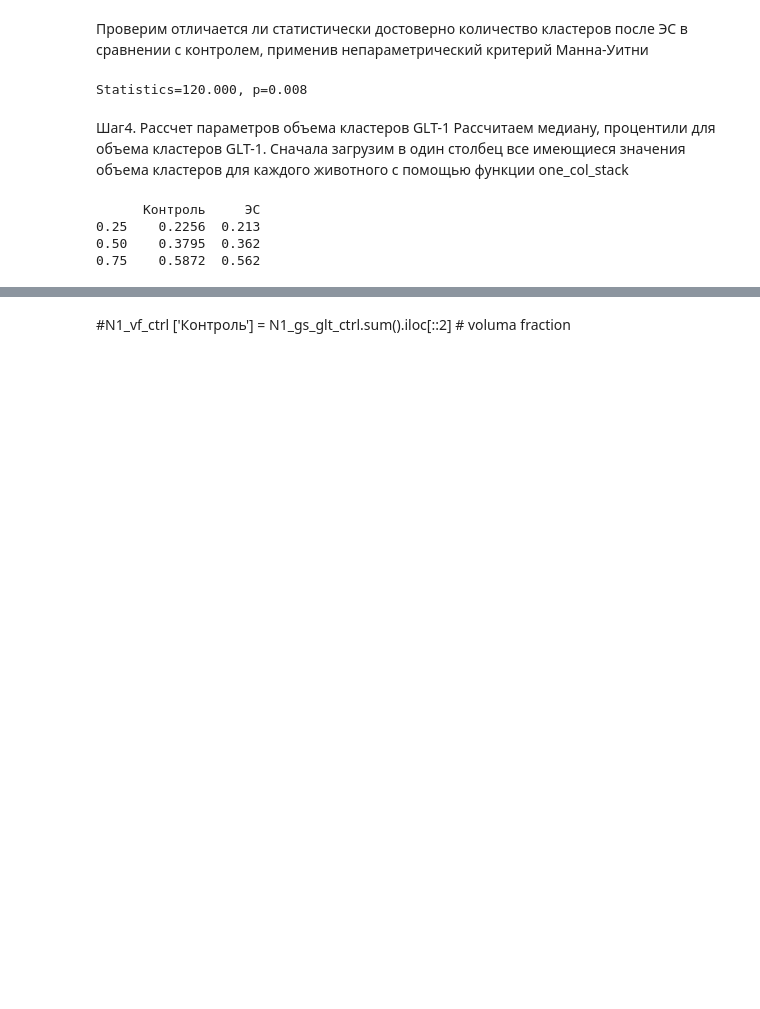
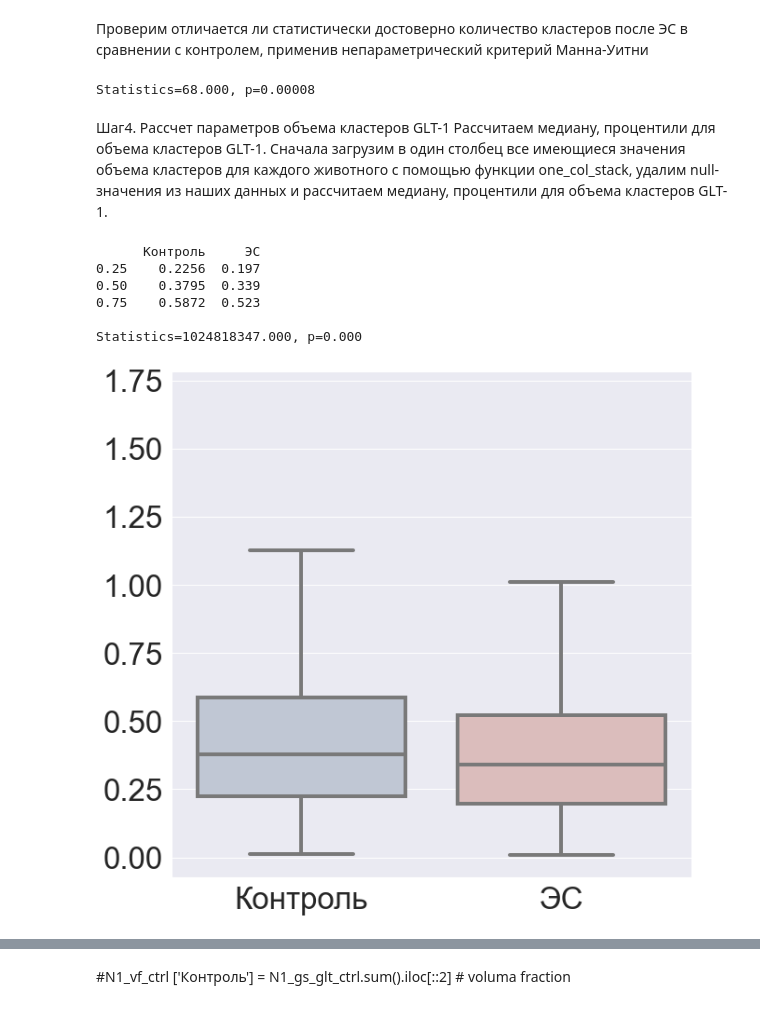
Before and after one commit to Nosa1323/Epilepsy_table_analysis, a Jupyter notebook: ICH_table_analysis.ipynb, the cells around one changed output, grey strips where cells are left out. Saved outputs shown, nothing was run; the diff lists cells and outputs as text; code cells hidden in the pictures; blank space fills up the shorter version.

```diff
--- a/ICH_table_analysis.ipynb
+++ b/ICH_table_analysis.ipynb
@@ -143,12 +148,12 @@ print(procentile_num_clusters)
 # %% [markdown]
 Проверим отличается ли статистически достоверно количество кластеров после ЭС в сравнении с контролем, применив непараметрический критерий Манна-Уитни
 # %%
-from scipy.stats import mannwhitneyu
-stat, p = mannwhitneyu(all_glt_num.iloc[:, 0].dropna(), all_glt_num.iloc[:, 1].dropna())
-print('Statistics=%.3f, p=%.3f' % (stat, p))
+
+stat_glt_num, p_glt_num = mannwhitneyu(all_glt_num.iloc[:, 0].dropna(), all_glt_num.iloc[:, 1].dropna())
+print('Statistics=%.3f, p=%.5f' % (stat_glt_num, p_glt_num))
 # %% [output]
-Statistics=120.000, p=0.008
+Statistics=68.000, p=0.00008
 # %% [markdown]
 Шаг4. Рассчет параметров объема кластеров GLT-1
 Рассчитаем медиану, процентили для объема кластеров GLT-1.
-Сначала загрузим в один столбец все имеющиеся значения объема кластеров для каждого животного c помощью функции one_col_stack
+Сначала загрузим в один столбец все имеющиеся значения объема кластеров для каждого животного c помощью функции one_col_stack, удалим null-значения из наших данных и рассчитаем медиану, процентили для объема кластеров GLT-1.
@@ -180,9 +194,18 @@ all_vol_glt.rename(columns = {'0_CTRL' : 'Контроль', '0_SE' : 'ЭС'}, i
 # %%
 procentile_vol_clusters = all_vol_glt.quantile([0.25, 0.50 , 0.75])
 print(procentile_vol_clusters)
+stat_vol_glt, p_vol_glt = mannwhitneyu(all_vol_glt.iloc[:, 0], all_vol_glt.iloc[:, 1])
+print()
+print('Statistics=%.3f, p=%.3f' % (stat_vol_glt, p_vol_glt))
 # %% [output]
       Контроль     ЭС
-0.25    0.2256  0.213
-0.50    0.3795  0.362
-0.75    0.5872  0.562
+0.25    0.2256  0.197
+0.50    0.3795  0.339
+0.75    0.5872  0.523
+
+Statistics=1024818347.000, p=0.000
+# %%
+boxplot_graph(all_vol_glt , dots = False)
+# %% [output]
+[figure, added]
 # %% [markdown]
```
Also changed, not shown: parts of 24 cells of this notebook.
